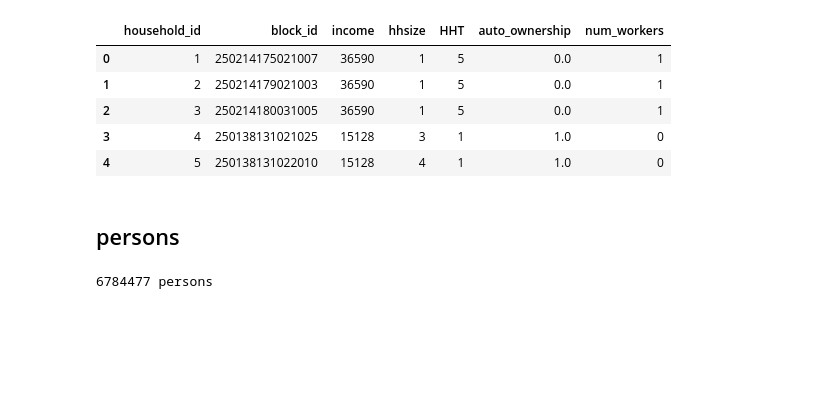
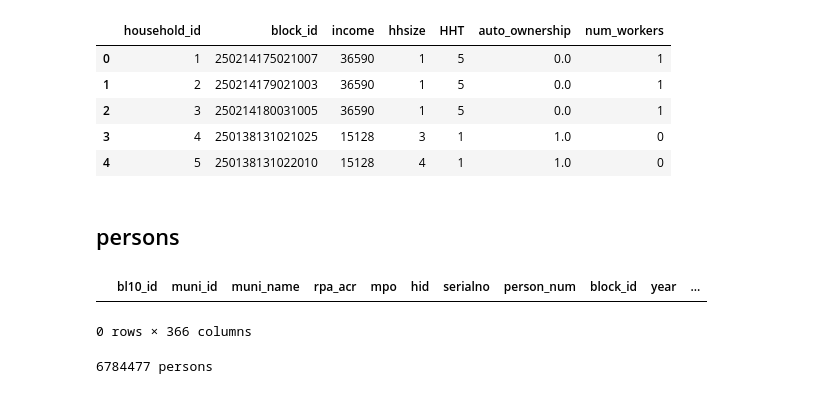
Before and after one commit to wsp-sag/lighthouse, a Jupyter notebook: notebooks/convert_urbansim_to_activitysim.ipynb, the cells around one changed output. Cells and saved outputs as stored; diff of their text form; code cells hidden in the pictures; blank space fills up the shorter version.

```diff
--- a/notebooks/convert_urbansim_to_activitysim.ipynb
+++ b/notebooks/convert_urbansim_to_activitysim.ipynb
@@ -3,10 +3,10 @@ import numpy as np
 import pandas as pd
 import os
 # %%
-input_dir = r"C:\Users\USYS671257\OneDrive - WSP O365\42_Boston_CTPS\synthetic_population"
-land_use_dir = r"C:\Users\USYS671257\OneDrive - WSP O365\42_Boston_CTPS\land_use_prep"
+input_dir = r"C:\Users\USYS671257\WSP O365\Boston MPO Model Support - General\7. Next Generation Model Advancement\ActivitySim_Inputs\EXTERNAL"
+output_dir = r"C:\Users\USYS671257\WSP O365\Boston MPO Model Support - General\7. Next Generation Model Advancement\ActivitySim_Inputs\synthetic_population"
 
-block_to_taz_df = pd.read_csv(os.path.join(land_use_dir, "zonal", "shp", "taz_2010block_assignment_20230314.csv"))
+block_to_taz_df = pd.read_csv(os.path.join(input_dir, "zonal", "shp", "taz_2010block_assignment_20230314.csv"))
 # %% [markdown]
 ## inputs
 # %%
@@ -143,6 +143,12 @@ per.loc[(per['age'] >= 16) & (per['pemploy'] == 2) & (per['pstudent'] == 3), 'pt
 per.loc[(per['age'].between(16, 64)) & (per['pemploy'] == 3) & (per['pstudent'] == 3),'ptype'] = 4
 per.loc[(per['age'] >= 65) & (per['pemploy'] == 3) & (per['pstudent'] == 3), 'ptype'] = 5
 # per.loc[(per['pemploy'] == 0), 'pemploy'] = 3 # default 3=not employed
+# %%
+# per[(per["age"]<6)&(per["SCHG"].isin([15,16]))]
+per[per["ptype"]==0]
+# %% [output]
+|  | bl10_id | muni_id | muni_name | rpa_acr | mpo | hid | serialno | person_num | block_id | year | ... |
+0 rows × 366 columns
 # %%
 per = per[["person_id", "household_id", "person_num",
            "age", "SEX", "pemploy", "pstudent", "ptype"]].rename(
```
Also changed, not shown: parts of 3 cells of this notebook.
